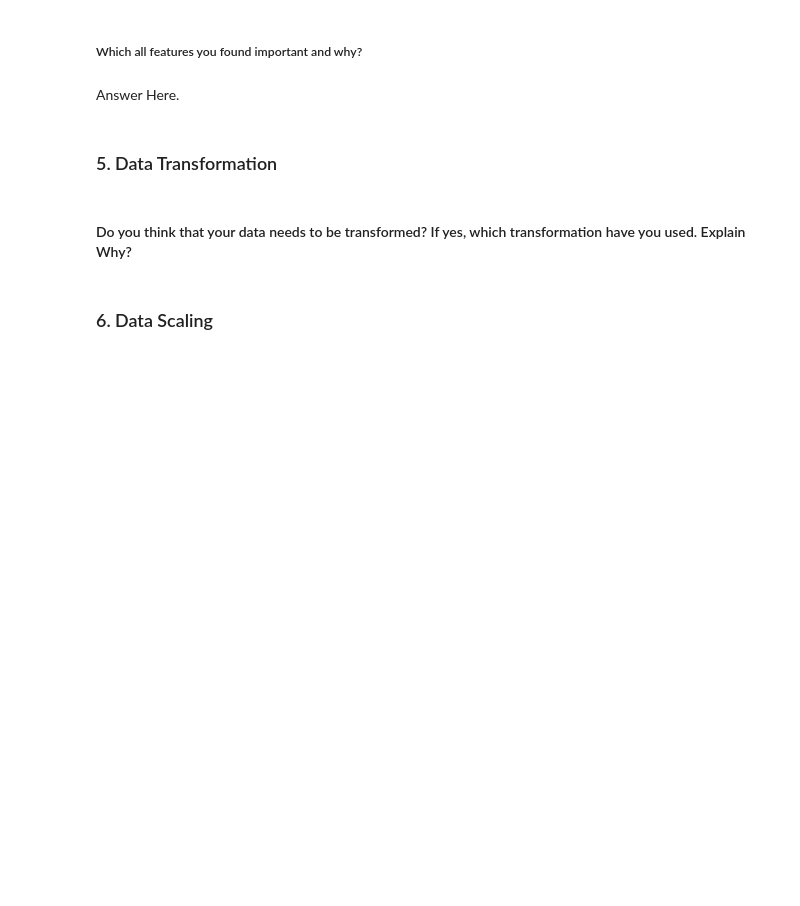
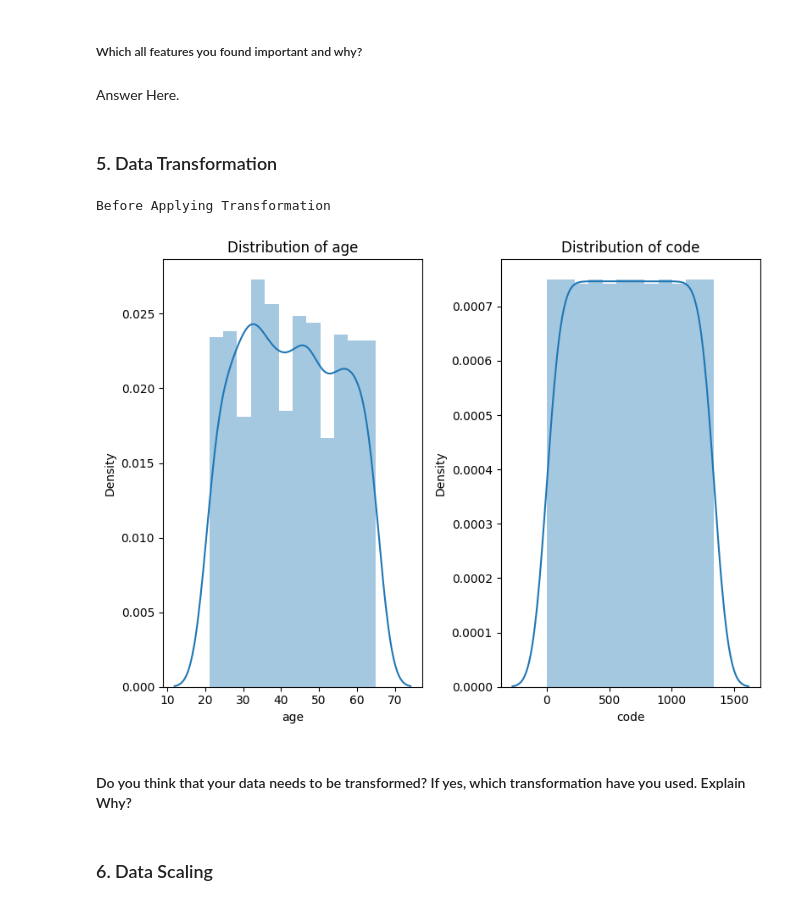
Before and after one commit to Navjotkhatri/Productionization_of_ML_Systems_in_Travel_Industry, a Jupyter notebook: Gender_Classification_Model_Productionization_of_ML_Systems.ipynb, the cells around one changed output. Cells and saved outputs as stored; diff of their text form; code cells hidden in the pictures; blank space fills up the shorter version.

```diff
--- a/Gender_Classification_Model_Productionization_of_ML_Systems.ipynb
+++ b/Gender_Classification_Model_Productionization_of_ML_Systems.ipynb
@@ -729,6 +753,18 @@ Answer Here.
 Answer Here.
 # %% [markdown]
 ### 5. Data Transformation
+# %%
+cont_variables= ["age",'code']
+plt.figure(figsize=(20,6))
+print("Before Applying Transformation")
+for n,col in enumerate(cont_variables):
+  plt.subplot(1,5,n+1)
+  sns.distplot(users_final_df[col])
+  plt.title(f'Distribution of {col}')
+  plt.tight_layout()
+# %% [output]
+Before Applying Transformation
+[figure, added]
 # %% [markdown]
 #### Do you think that your data needs to be transformed? If yes, which transformation have you used. Explain Why?
 # %%
```
Also changed, not shown: parts of 38 cells of this notebook.
